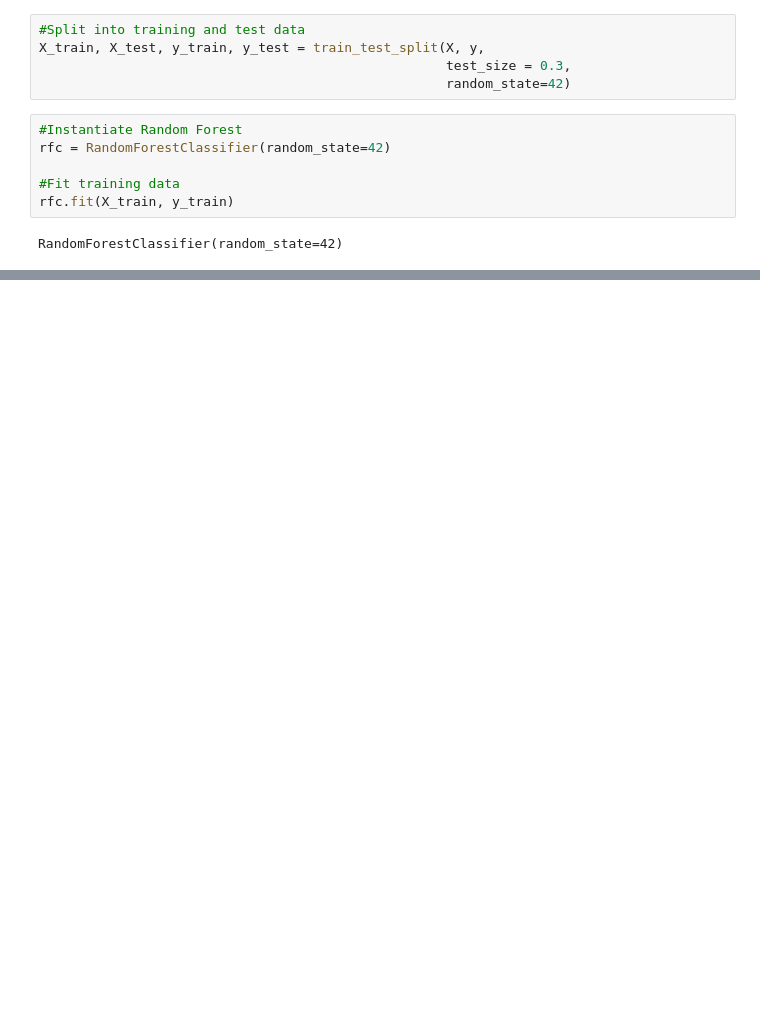
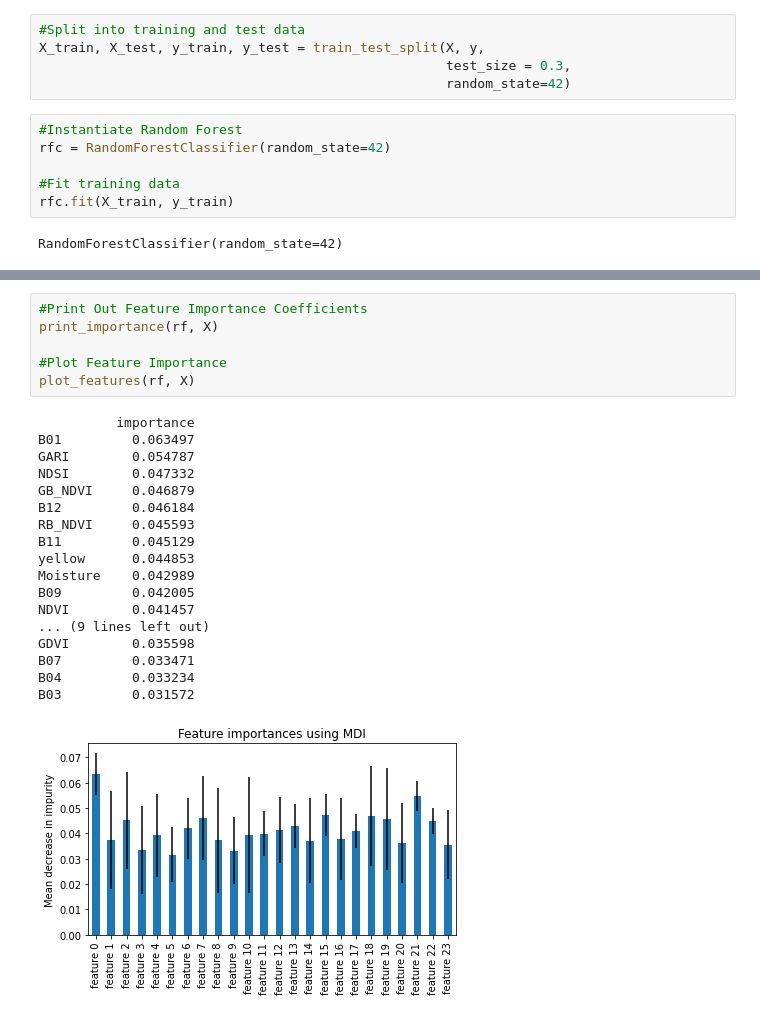
Before and after one commit to MudSnail/Land_Cover_Classification, a Jupyter notebook: Feature_Importance.ipynb, the cells around one changed output, grey strips where cells are left out. Cells and saved outputs as stored; diff of their text form; blank space fills up the shorter version.

```diff
--- a/Feature_Importance.ipynb
+++ b/Feature_Importance.ipynb
@@ -254,0 +368,25 @@ fig.tight_layout()
+# %%
+#Print Out Feature Importance Coefficients
+print_importance(rf, X)
+
+#Plot Feature Importance
+plot_features(rf, X)
+# %% [output]
+          importance
+B01         0.063497
+GARI        0.054787
+NDSI        0.047332
+GB_NDVI     0.046879
+B12         0.046184
+RB_NDVI     0.045593
+B11         0.045129
+yellow      0.044853
+Moisture    0.042989
+B09         0.042005
+NDVI        0.041457
+... (9 lines left out)
+GDVI        0.035598
+B07         0.033471
+B04         0.033234
+B03         0.031572
+[figure, added]
```
Also changed, not shown: parts of 24 cells of this notebook.
